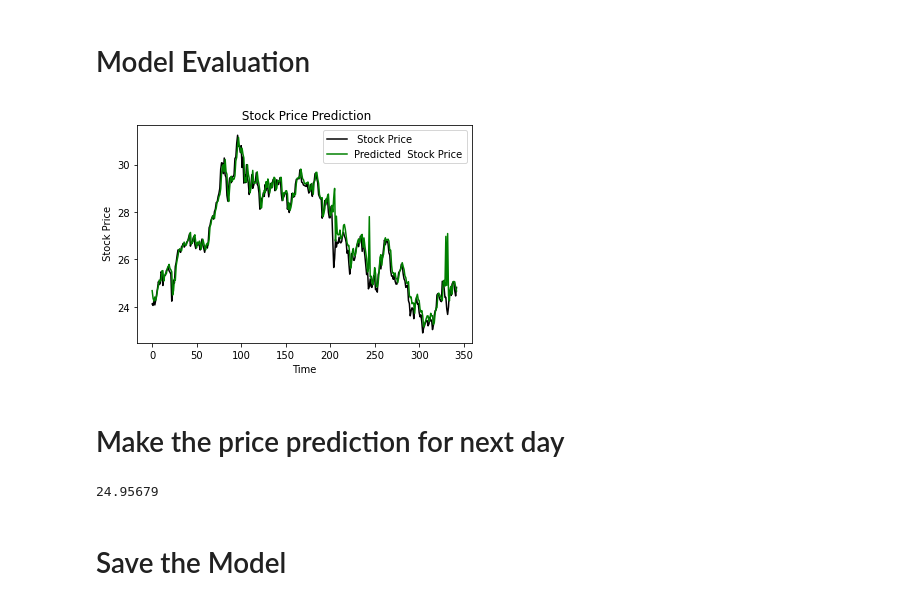
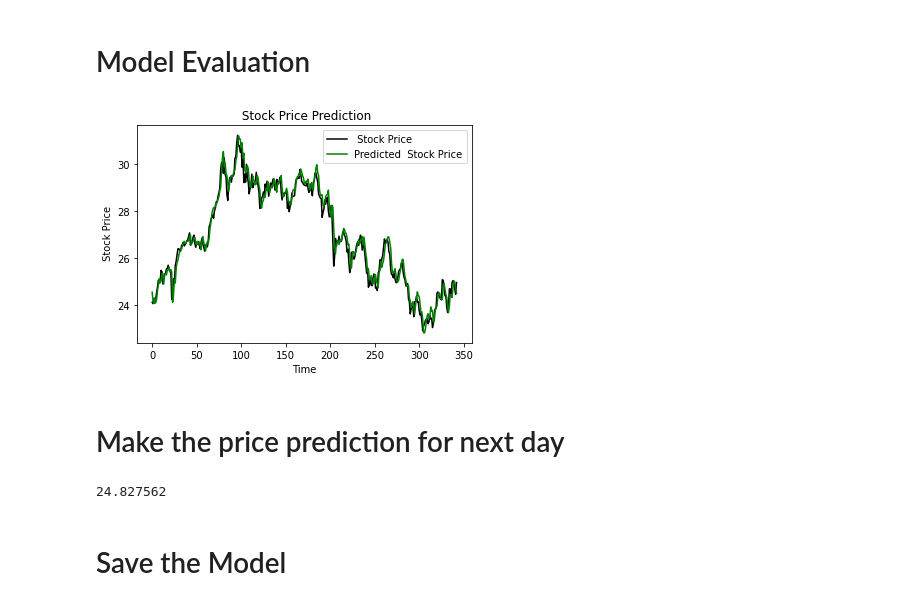
Before and after one commit to joechan22/financial-computing-proj, a Jupyter notebook: model.ipynb, the cells around one changed output. Cells and saved outputs as stored; diff of their text form; code cells hidden in the pictures.

Commit message:
remove the model and update the latest methods

```diff
--- a/model.ipynb
+++ b/model.ipynb
@@ -52,17 +52,20 @@ rsi = RSIIndicator(close=stock_data["Close"])
 ichi = IchimokuIndicator(high=stock_data["High"],low=stock_data["Low"])
 
 #get the technical indicators
+stock_data['macd'] = macd.macd()
+stock_data['macd_signal'] = macd.macd_signal()
+stock_data['rsi'] = rsi.rsi()
 stock_data['bollinger_mavg'] = indicator_bollinger.bollinger_mavg()
 stock_data['bollinger_hband'] = indicator_bollinger.bollinger_hband()
 stock_data['bollinger_lbond'] = indicator_bollinger.bollinger_lband()
-stock_data['macd'] = macd.macd()
-stock_data['rsi'] = rsi.rsi()
-stock_data['ichi_a'] = ichi.ichimoku_a()
-stock_data['ichi_b'] = ichi.ichimoku_b()
-stock_data['ichi_base'] = ichi.ichimoku_base_line()
-stock_data['ichi_conv'] = ichi.ichimoku_conversion_line()
+stock_data['ichimoku_a'] = ichi.ichimoku_a()
+stock_data['ichimoku_b'] = ichi.ichimoku_b()
+stock_data['ichimoku_base_line'] = ichi.ichimoku_base_line()
+stock_data['ichimoku_conversion_line'] = ichi.ichimoku_conversion_line()
 stock_data = stock_data.fillna(0)
-stock_orig = stock_data
+
+#stock_data = stock_data[:-1]
+stock_orig = stock_data.copy()
 
 #stock = stock[250:]
 stock_data
@@ -123,8 +133,8 @@ Feature: 12, Score: 0.00101
 # %%
 #stock_final = stock.drop(['Open','Volume','macd','bb_bbm','bb_bbh','bb_bbl','ichi_a','ichi_conv'],1)
-stock_final = stock_data.drop(['Open','High','macd','Low','ichi_b','rsi'],1)
+stock_final = stock_data.drop(['Open','Volume','bollinger_mavg','ichimoku_conversion_line'],1)
 
-features = 8 #6
+features = 11 #including the close price
 
 window_size = 60
 week = 7
@@ -169,15 +179,15 @@ model = Sequential()
 #add model layers
 model.add(TimeDistributed(Conv1D(128, kernel_size=1, activation='relu', input_shape=(None,50,1))))
 model.add(TimeDistributed(MaxPooling1D(2)))
-model.add(TimeDistributed(Conv1D(256, kernel_size=1, activation='relu')))
+model.add(TimeDistributed(Conv1D(384, kernel_size=1, activation='relu')))
 model.add(TimeDistributed(MaxPooling1D(2)))
-model.add(TimeDistributed(Conv1D(512, kernel_size=1, activation='relu')))
+model.add(TimeDistributed(Conv1D(768, kernel_size=1, activation='relu')))
 model.add(TimeDistributed(MaxPooling1D(2)))
 model.add(TimeDistributed(Flatten()))
 model.add(Bidirectional(LSTM(200,return_sequences=True)))
-model.add(Dropout(0.25))
+model.add(Dropout(0.2))
 model.add(Bidirectional(LSTM(200,return_sequences=False)))
-model.add(Dropout(0.5))
+model.add(Dropout(0.4))
 model.add(Dense(1, activation='linear'))
 model.compile(optimizer='adam', loss='mse')
 model.fit(train_X, train_label, validation_data=(test_X,test_label), epochs=200)
@@ -205,18 +215,19 @@ None
 # Model Evaluation
 # %%
 predicted  = model.predict(test_X)
-test_label[:,0] = y_scaler.inverse_transform(test_label[:,0])
+
+real_price = y_scaler.inverse_transform(test_label[:,0])
 predicted = np.array(predicted[:,0]).reshape(-1,1)
 predicted = y_scaler.inverse_transform(predicted)
-plt.plot(test_label[:,0], color = 'black', label = ' Stock Price')
+plt.plot(real_price, color = 'black', label = ' Stock Price')
 plt.plot(predicted, color = 'green', label = 'Predicted  Stock Price')
 plt.title(' Stock Price Prediction')
 plt.xlabel('Time')
 plt.ylabel(' Stock Price')
 plt.legend()
 plt.show()
 # %% [output]
-[figure, old version]
+[figure, new version]
 # %% [markdown]
 # Make the price prediction for next day
 # %%
@@ -229,4 +240,4 @@ next_price = np.array(next_price[:,0]).reshape(-1,1)
 next_price = y_scaler.inverse_transform(next_price)
 next_price[0][0]
 # %% [output]
-24.95679
+24.827562
```
Also changed, not shown: parts of 8 cells of this notebook, 5 other files.
